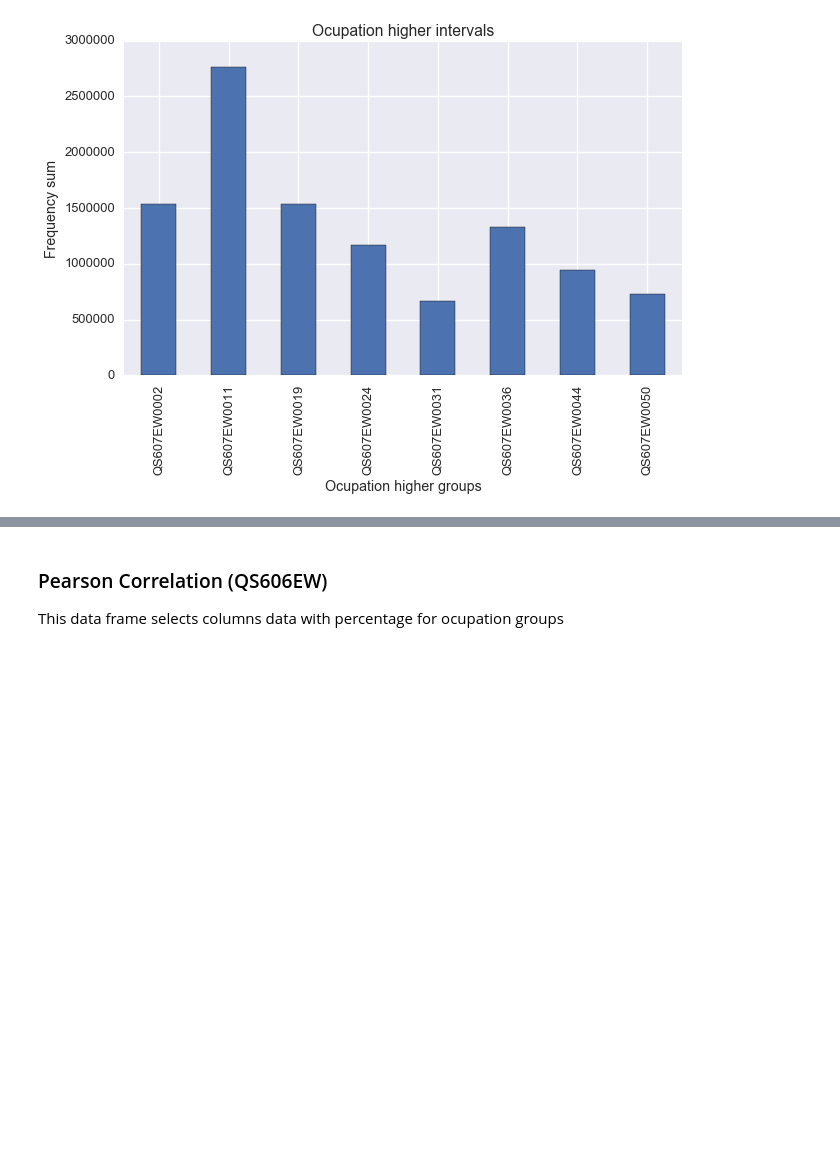
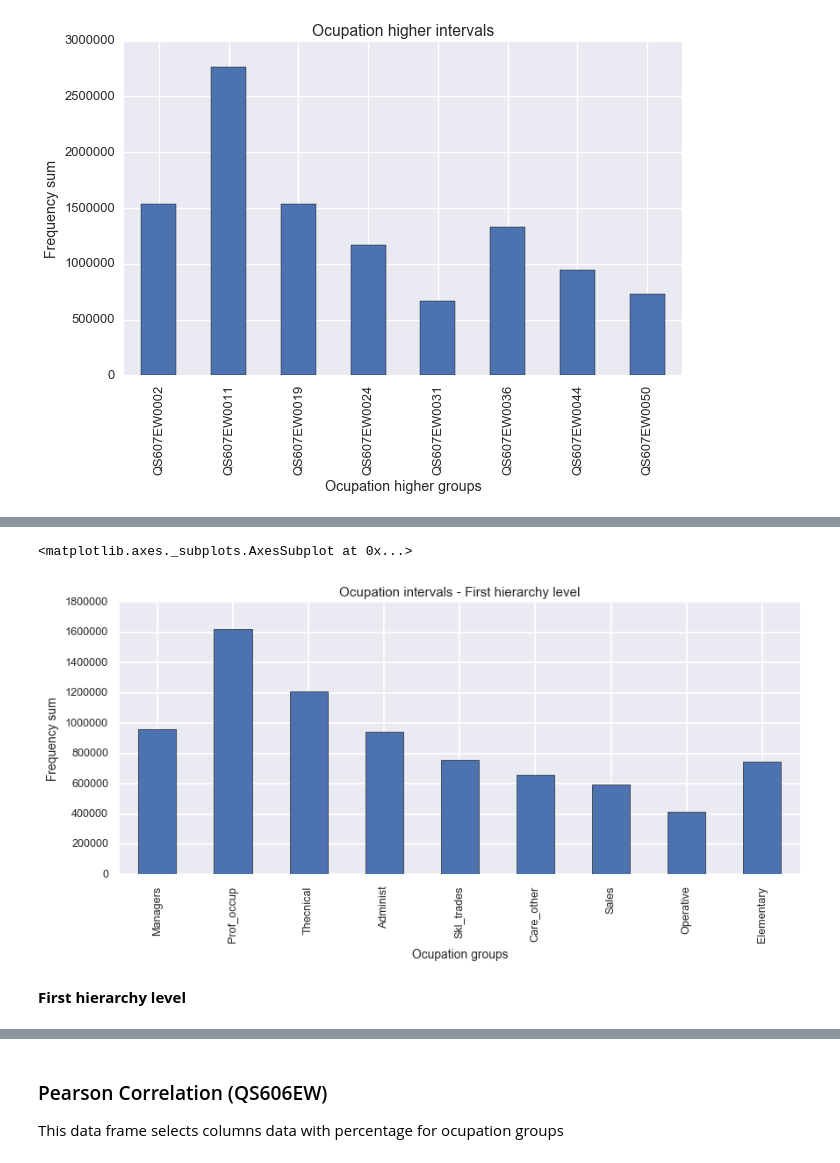
Before and after one commit to sandrofsousa/Resolution, a Jupyter notebook: Histograms - London.ipynb, the cells around one changed output, grey strips where cells are left out. Cells and saved outputs as stored; diff of their text form; code cells hidden in the pictures; blank space fills up the shorter version.

```diff
--- a/Histograms - London.ipynb
+++ b/Histograms - London.ipynb
@@ -797,0 +835,12 @@ higher.sum().plot(kind='bar')
+# %%
+# slice ocupations columns for first hierarchy level
+hier_level1 = occup_full[['Managers',
+                    'Prof_occup',
+                    'Thecnical',
+                    'Administ',
+                    'Skl_trades',
+                    'Care_other',
+                    'Sales',
+                    'Operative',
+                    'Elementary']]
+hier_level1.sum()
@@ -797,0 +858,18 @@ higher.sum().plot(kind='bar')
+# %%
+# plot income
+% matplotlib inline
+
+sns.set_style("darkgrid")
+sns.set_context("talk", font_scale=0.7, rc={"lines.linewidth": 1.5})
+plt.figure(facecolor="white", figsize=(10, 4), dpi=300)
+plt.xlabel('Ocupation groups')
+plt.ylabel('Frequency sum')
+plt.title('Ocupation intervals - First hierarchy level')
+plt.ticklabel_format(style='plain', axis='y')
+
+hier_level1.sum().plot(kind='bar')
+# %% [output]
+<matplotlib.axes._subplots.AxesSubplot at 0x...>
+[figure, added]
+# %% [markdown]
+**First hierarchy level**
```
Also changed, not shown: parts of 20 cells of this notebook.
